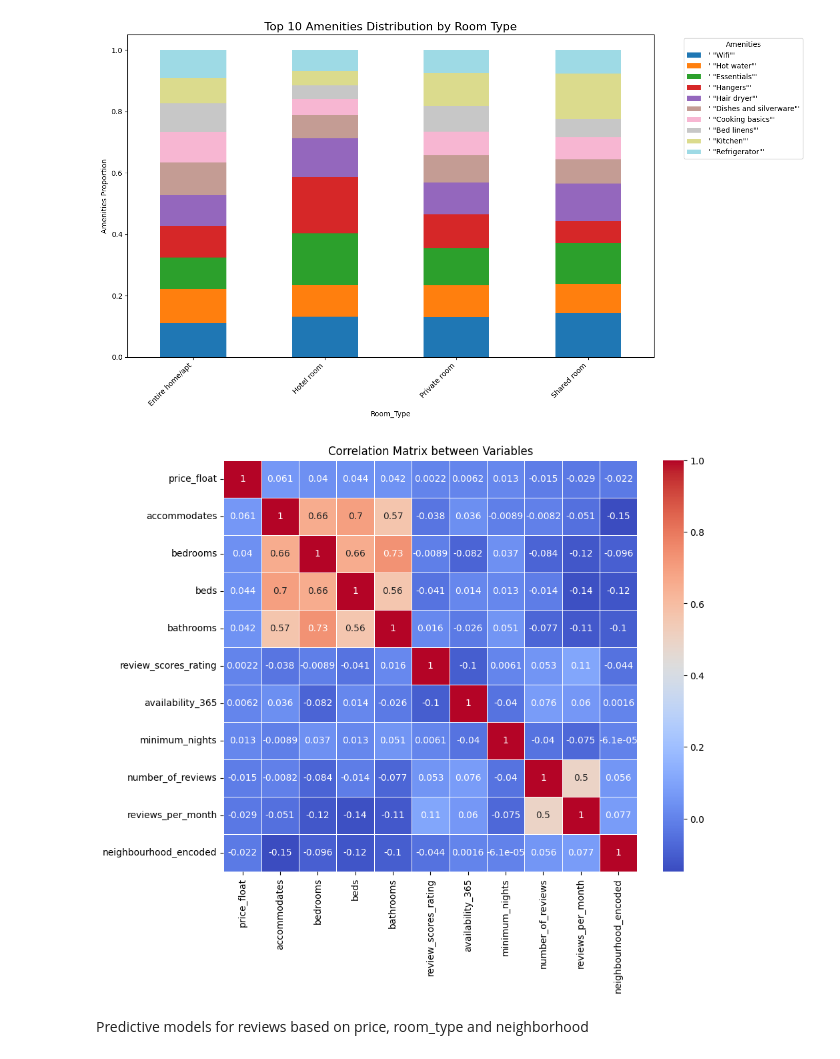
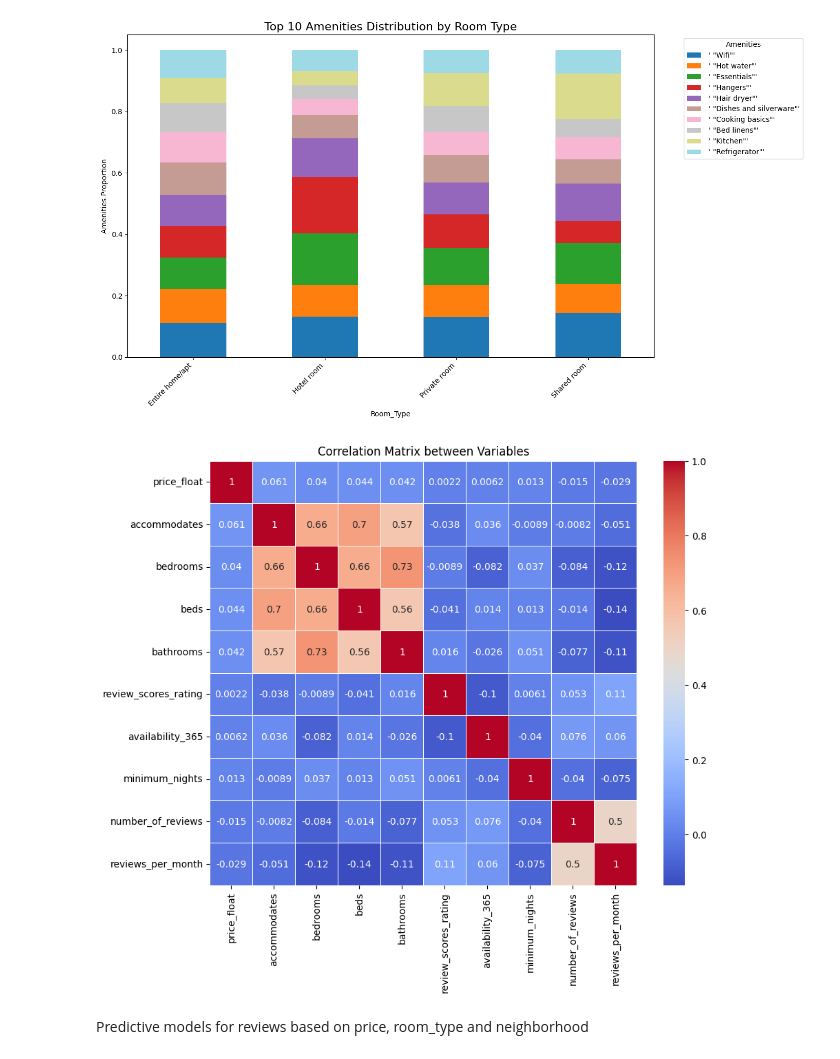
Before and after one commit to Lperdoca/Ciencia-de-datos.-Taller-1, a Jupyter notebook: EDA_AirBnb_Santiago de Chile.ipynb, the cells around one changed output. Drawn from its saved outputs; the diff is of its cells as text; code cells hidden in the pictures.

```diff
--- a/EDA_AirBnb_Santiago de Chile.ipynb
+++ b/EDA_AirBnb_Santiago de Chile.ipynb
@@ -1137,17 +1117,17 @@ plt.show()
 # %%
 #Correlation matrix: Coded numerical and categorical variables.
 variables_interest = ['price_float', 'accommodates', 'bedrooms', 'beds', 'bathrooms',
                      'review_scores_rating', 'availability_365', 'minimum_nights',
-                     'number_of_reviews', 'reviews_per_month', 'neighbourhood_encoded']
+                     'number_of_reviews', 'reviews_per_month']
 
 corr_matrix = listings_Santiago_df[variables_interest].corr()
 
 plt.figure(figsize=(10,8))
 sns.heatmap(corr_matrix, annot=True, cmap='coolwarm', linewidths=0.5)
 plt.title('Correlation Matrix between Variables')
 plt.show()
 # %% [output]
-[figure, old version]
+[figure, new version]
 # %% [markdown]
 Predictive models for reviews based on price, room_type and neighborhood
 # %%
```
Also changed, not shown: parts of 13 cells of this notebook, 1 other file.
